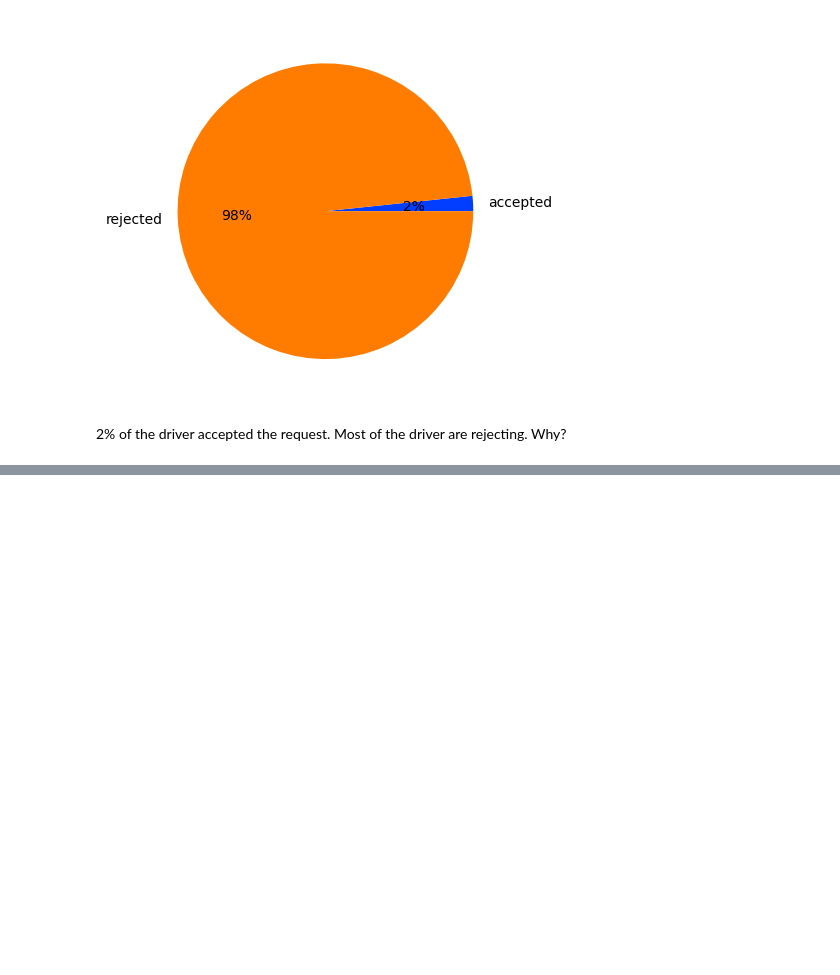
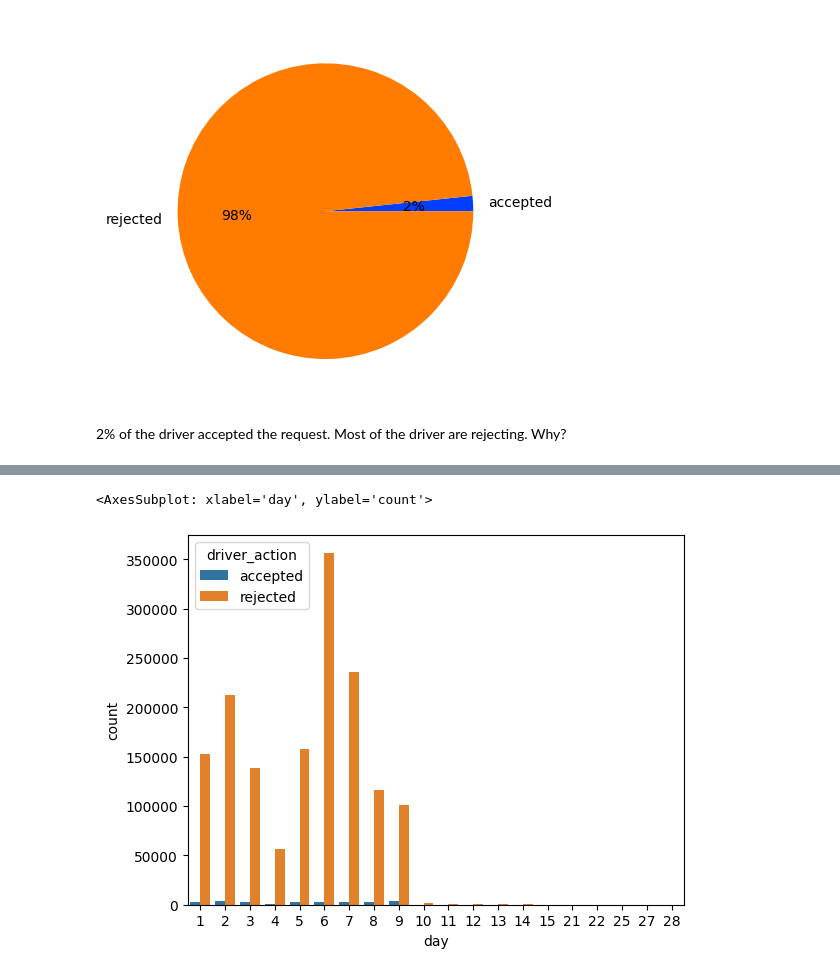
Before and after one commit to degagawolde/delivery-drivers-location-optimisation-with-causal-inference, a Jupyter notebook: notebooks/data_visualization.ipynb, the cells around one changed output, grey strips where cells are left out. Saved outputs shown, nothing was run; the diff lists cells and outputs as text; code cells hidden in the pictures; blank space fills up the shorter version.

```diff
--- a/notebooks/data_visualization.ipynb
+++ b/notebooks/data_visualization.ipynb
@@ -78,0 +155,4 @@ plt.show()
+# %%
+df_acc = df.groupby(['driver_action','day']).agg(
+    {'driver_action':['count']}).reset_index()
+df_acc
@@ -78,0 +178,14 @@ plt.show()
+# %%
+
+df_acc_new = pd.DataFrame()
+df_acc_new['count'] = df_acc['driver_action']['count']
+df_acc_new['day'] = df_acc['day'].astype('int')
+df_acc_new['driver_action'] = df_acc['driver_action']['']
+# %%
+sns.barplot(
+    data=df_acc_new,
+    x="day", y="count", hue="driver_action"
+)
+# %% [output]
+<AxesSubplot: xlabel='day', ylabel='count'>
+[figure, added]
```
Also changed, not shown: parts of 15 cells of this notebook, 4 other files.
